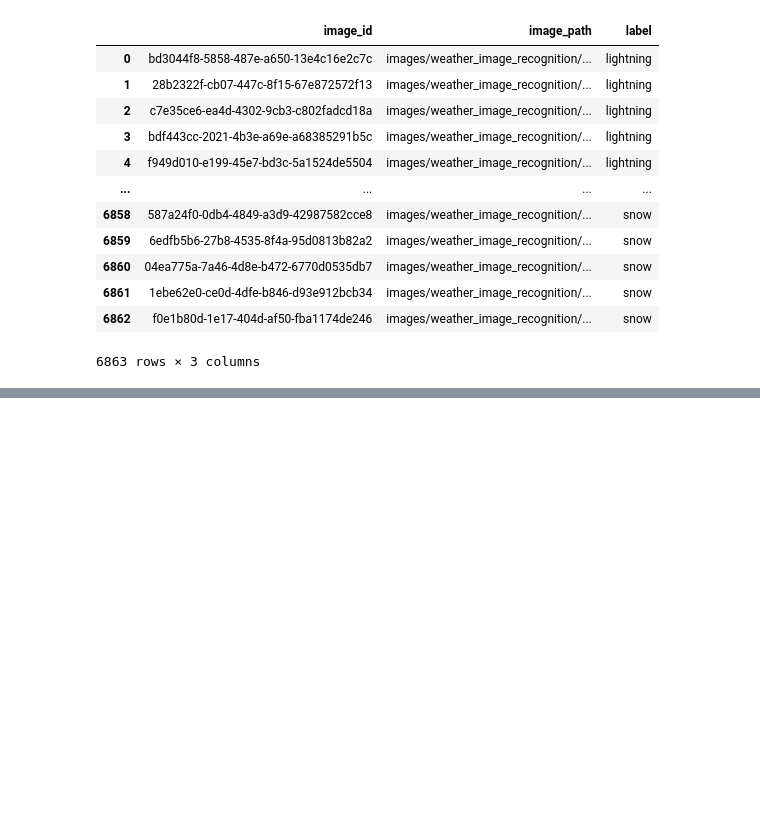
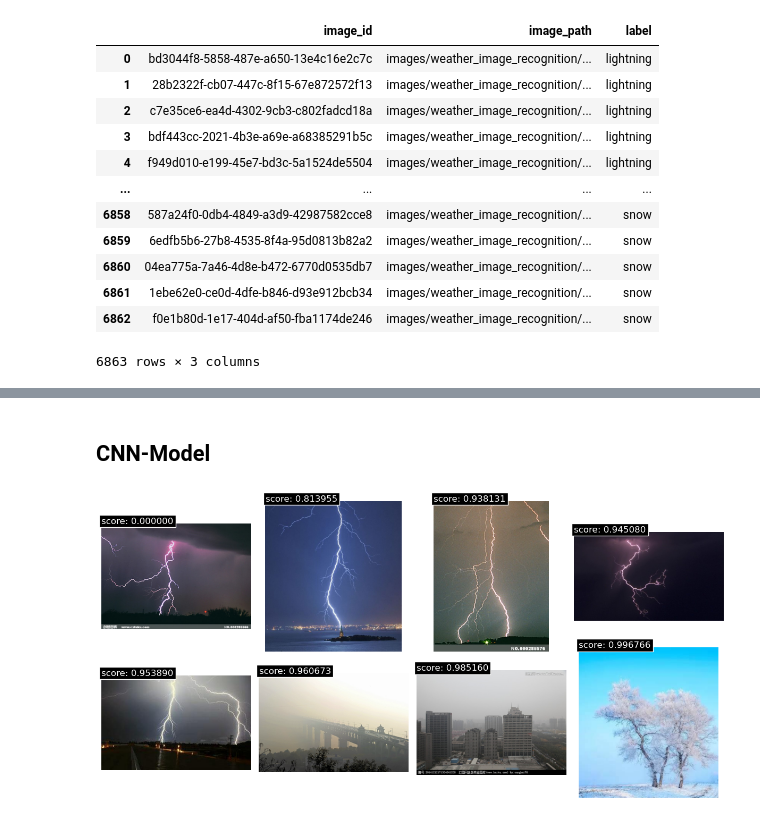
Before and after one commit to syahidhusein/ImageRecommender, a Jupyter notebook: main.ipynb, the cells around one changed output, grey strips where cells are left out. Cells and saved outputs as stored; diff of their text form; code cells hidden in the pictures; blank space fills up the shorter version.

Commit message:
CNN model, save and load, requirements, etc.

```diff
--- a/main.ipynb
+++ b/main.ipynb
@@ -324,0 +111,2 @@ from tensorf
+# %% [markdown]
+## CNN-Model
@@ -325 +116,22 @@ from tensorf
+# %%
+# Create cnn embedding
+cnn_embeddings = cnn_model.create_cnn_embedding(dfss,
+                                                model_name="resnet",
+                                                pooling="globavg",
+                                                test=False,
+                                                log_file="logfile.log",
+                                                pkl_save="cnn_embedding.pkl")
+# %%
+cnn_sim_df = similarity.similarity_computation(cnn_embeddings[0], cnn_embeddings, scoring_method=similarity.euclidean_distance)
+index_values = cnn_sim_df.index.tolist()
+
+# Retrieve the contents of the image_paths in the image_paths_df dataframe based on the index of the distances_df
+column_values = results.loc[index_values, "image_path"]
+# Ergebnis anzeigen
+cnn_df_sim_path = pd.DataFrame(column_values)
+# %%
+top_8_paths, top_8_score = plot_funktion.top_8_gen(cnn_df_sim_path, cnn_sim_df)
+plot_funktion.images_grid(top_8_paths, top_8_score)
+# %% [output]
+[figure, added]
 # %% [markdown]
```
Also changed, not shown: parts of 29 cells of this notebook, 9 other files.
